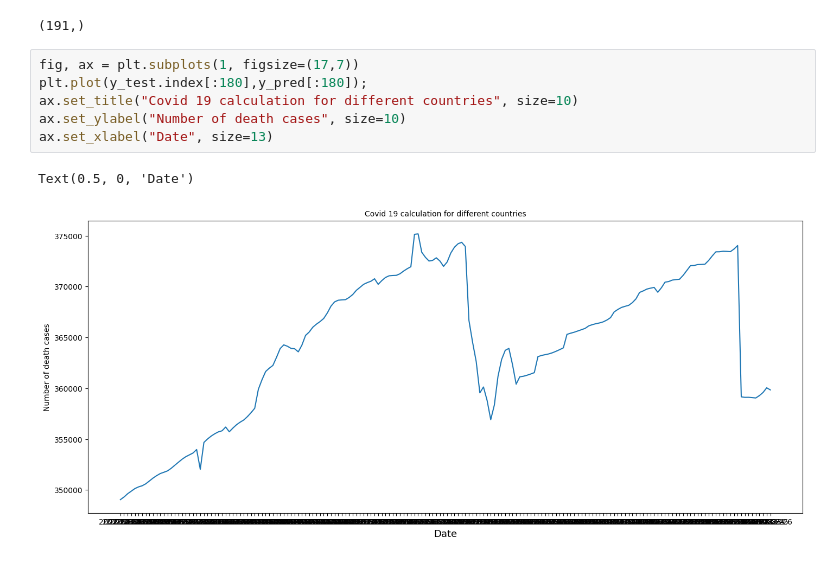
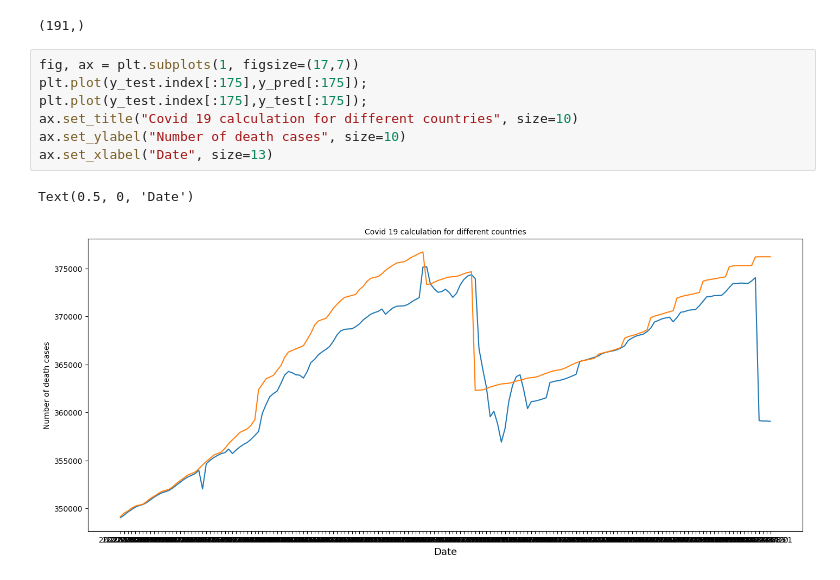
Before and after one commit to tekadata/covid_time_series_prediction, a Jupyter notebook: notebooks/model-UK-SVR.ipynb, the cells around one changed output. Drawn from its saved outputs; the diff is of its cells as text.

Commit message:
model for index anindicator working

```diff
--- a/notebooks/model-UK-SVR.ipynb
+++ b/notebooks/model-UK-SVR.ipynb
@@ -150,10 +183,11 @@ y_pred.shape
 (191,)
 # %%
 fig, ax = plt.subplots(1, figsize=(17,7))
-plt.plot(y_test.index[:180],y_pred[:180]);
+plt.plot(y_test.index[:175],y_pred[:175]);
+plt.plot(y_test.index[:175],y_test[:175]);
 ax.set_title("Covid 19 calculation for different countries", size=10)
 ax.set_ylabel("Number of death cases", size=10)
 ax.set_xlabel("Date", size=13)
 # %% [output]
 Text(0.5, 0, 'Date')
-[figure, old version]
+[figure, new version]
```
Also changed, not shown: parts of 4 cells of this notebook.
